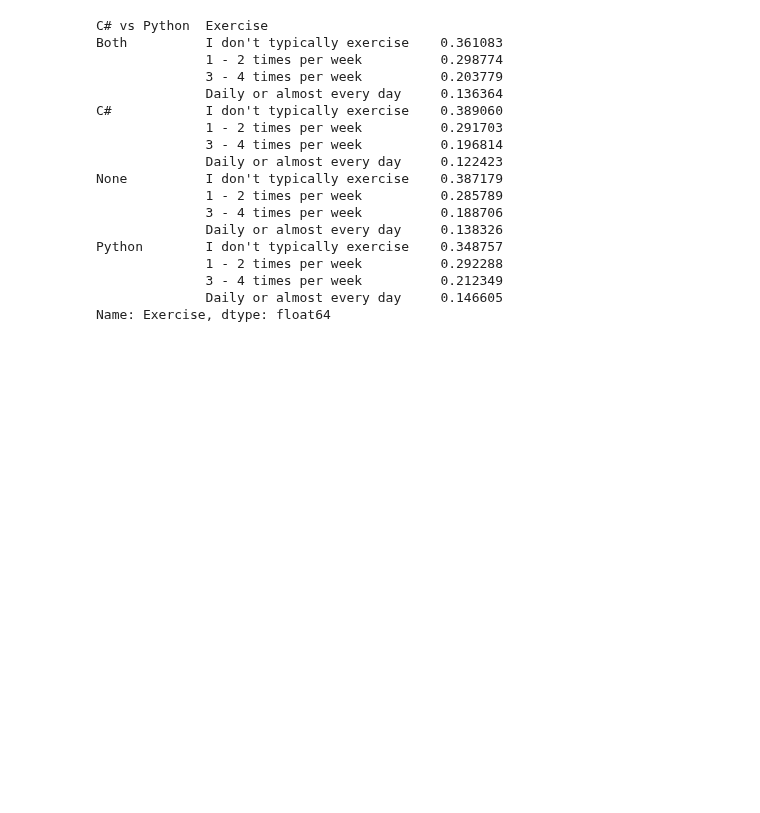
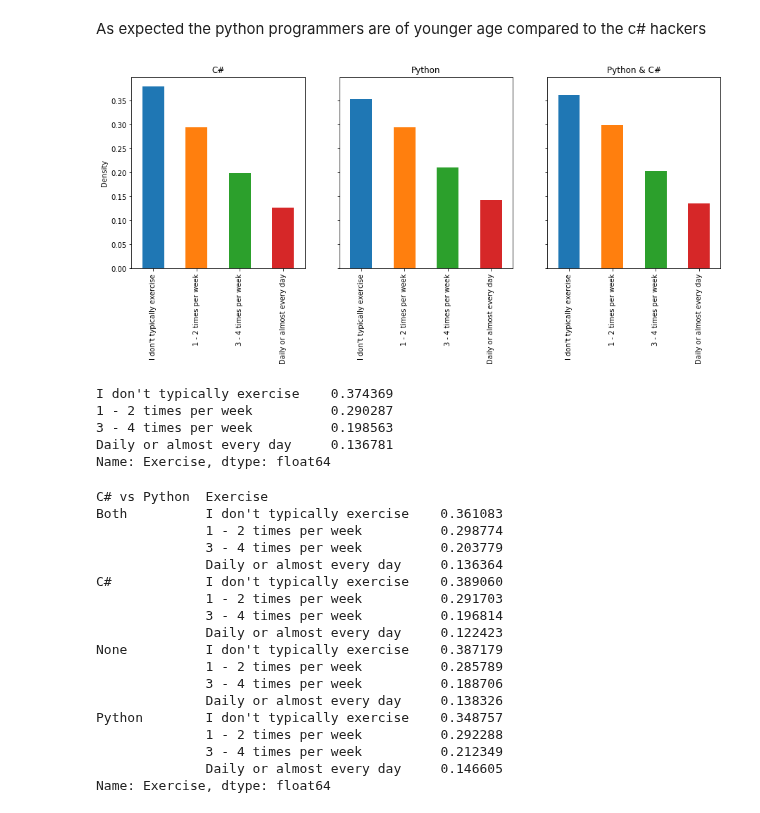
Before and after one commit to huli/the-transparent-coder, a Jupyter notebook: overview.ipynb, the cells around one changed output. Saved outputs shown, nothing was run; the diff lists cells and outputs as text; code cells hidden in the pictures; blank space fills up the shorter version.

```diff
--- a/overview.ipynb
+++ b/overview.ipynb
@@ -214,3 +163,27 @@ Name: Exercise, dtype: float64
+# %% [markdown]
+As expected the python programmers are of younger age compared to the c# hackers
+# %%
+# How often do the different groups exercise
+fig, (ax1, ax2, ax3) = plt.subplots(1,3, figsize=(15, 5), sharey=True)
+data2018[data2018['C#'] == True].Exercise.value_counts(normalize=True).plot(kind='bar', ax=ax1)
+ax1.set_title('C#')
+data2018[data2018['Python'] == True].Exercise.value_counts(normalize=True).plot(kind='bar', ax=ax2)
+ax2.set_title('Python')
+data2018[(data2018['Python'] == True) & (data2018['C#'] == True)].Exercise.value_counts(normalize=True).plot(kind='bar', ax=ax3)
+ax3.set_title('Python & C#')
+ax1.set_ylabel('Density')
+plt.show()
+# %% [output]
+[figure, added]
+# %%
+# Comparing the groups in numbers
+data2018.Exercise.value_counts(normalize=True)
+# %% [output]
+I don't typically exercise    0.374369
+1 - 2 times per week          0.290287
+3 - 4 times per week          0.198563
+Daily or almost every day     0.136781
+Name: Exercise, dtype: float64
 # %%
 data2018.groupby('C# vs Python')['Exercise'].value_counts(normalize=True)
 # %% [output]
```
Also changed, not shown: parts of 43 cells of this notebook.
